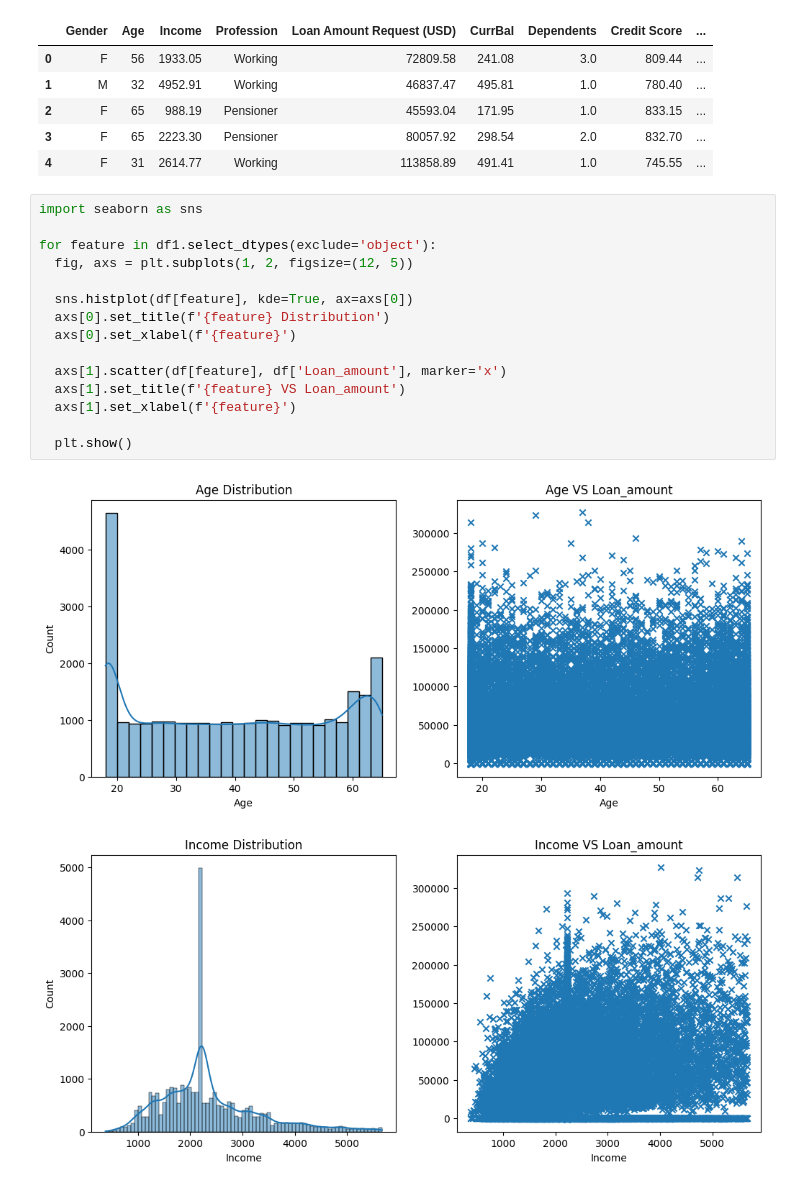
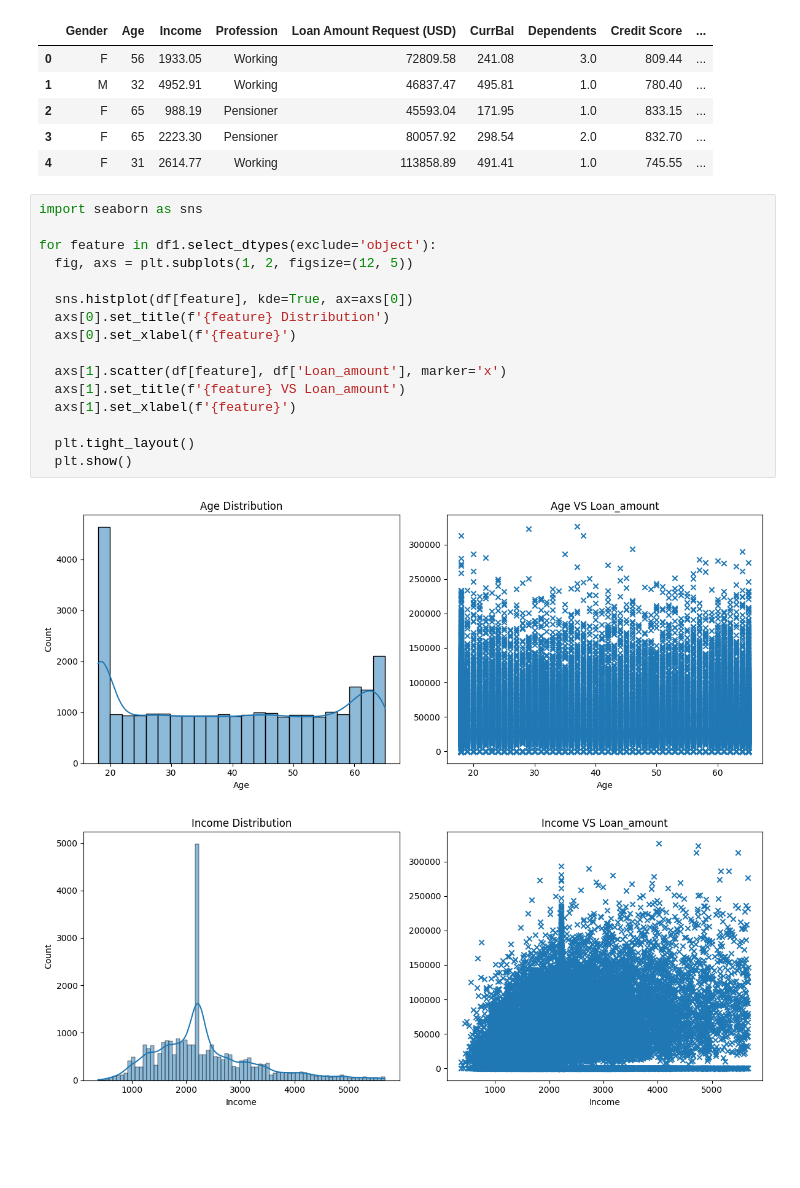
Before and after one commit to JY6299/Loan_Amount_Prediction, a Jupyter notebook: Loan_Amount_Prediction_Regression.ipynb, the cells around one changed output. Drawn from its saved outputs; the diff is of its cells as text; blank space fills up the shorter version.

```diff
--- a/Loan_Amount_Prediction_Regression.ipynb
+++ b/Loan_Amount_Prediction_Regression.ipynb
@@ -270,18 +270,19 @@ df1.head()
 # %%
 import seaborn as sns
 
 for feature in df1.select_dtypes(exclude='object'):
   fig, axs = plt.subplots(1, 2, figsize=(12, 5))
 
   sns.histplot(df[feature], kde=True, ax=axs[0])
   axs[0].set_title(f'{feature} Distribution')
   axs[0].set_xlabel(f'{feature}')
 
   axs[1].scatter(df[feature], df['Loan_amount'], marker='x')
   axs[1].set_title(f'{feature} VS Loan_amount')
   axs[1].set_xlabel(f'{feature}')
 
+  plt.tight_layout()
   plt.show()
 # %% [output]
-[figure, old version]
+[figure, new version]
-[figure, old version]
+[figure, new version]
```
Also changed, not shown: parts of 12 cells of this notebook.
